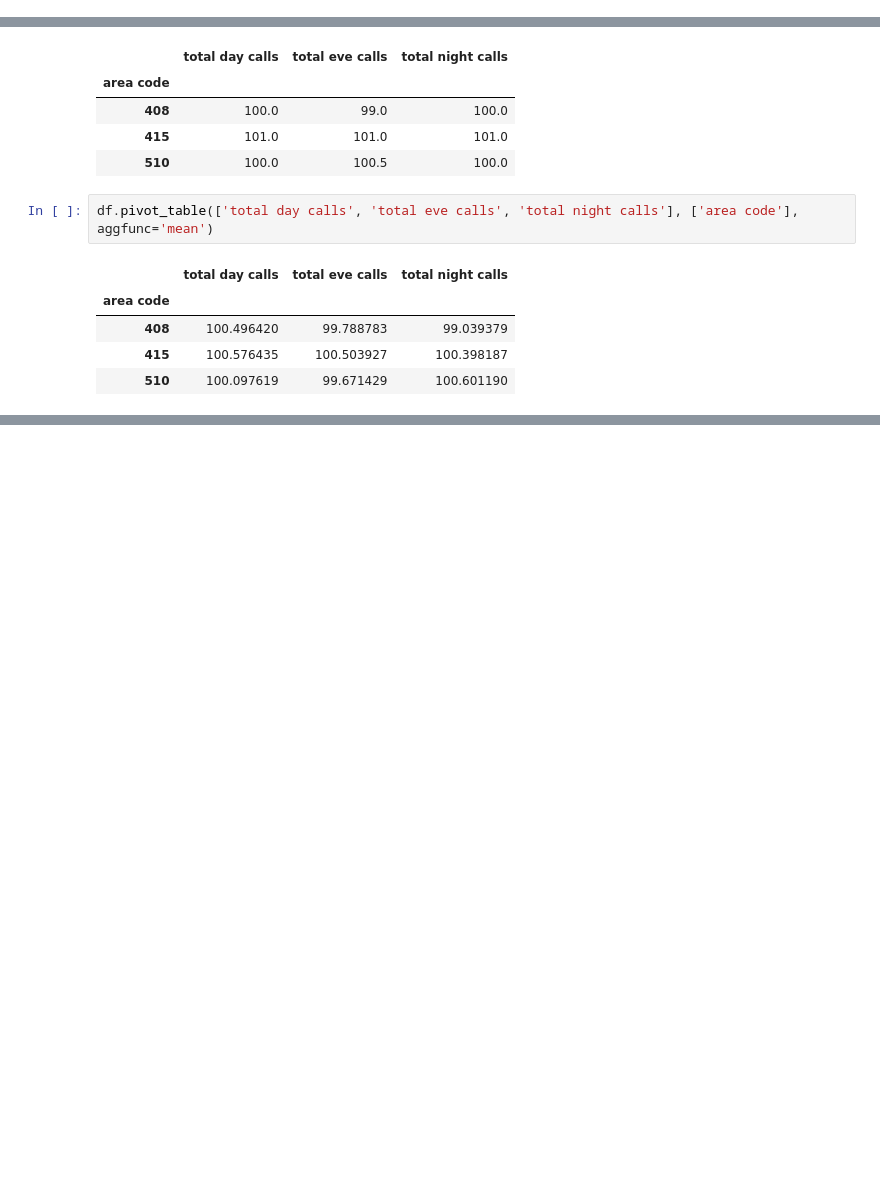
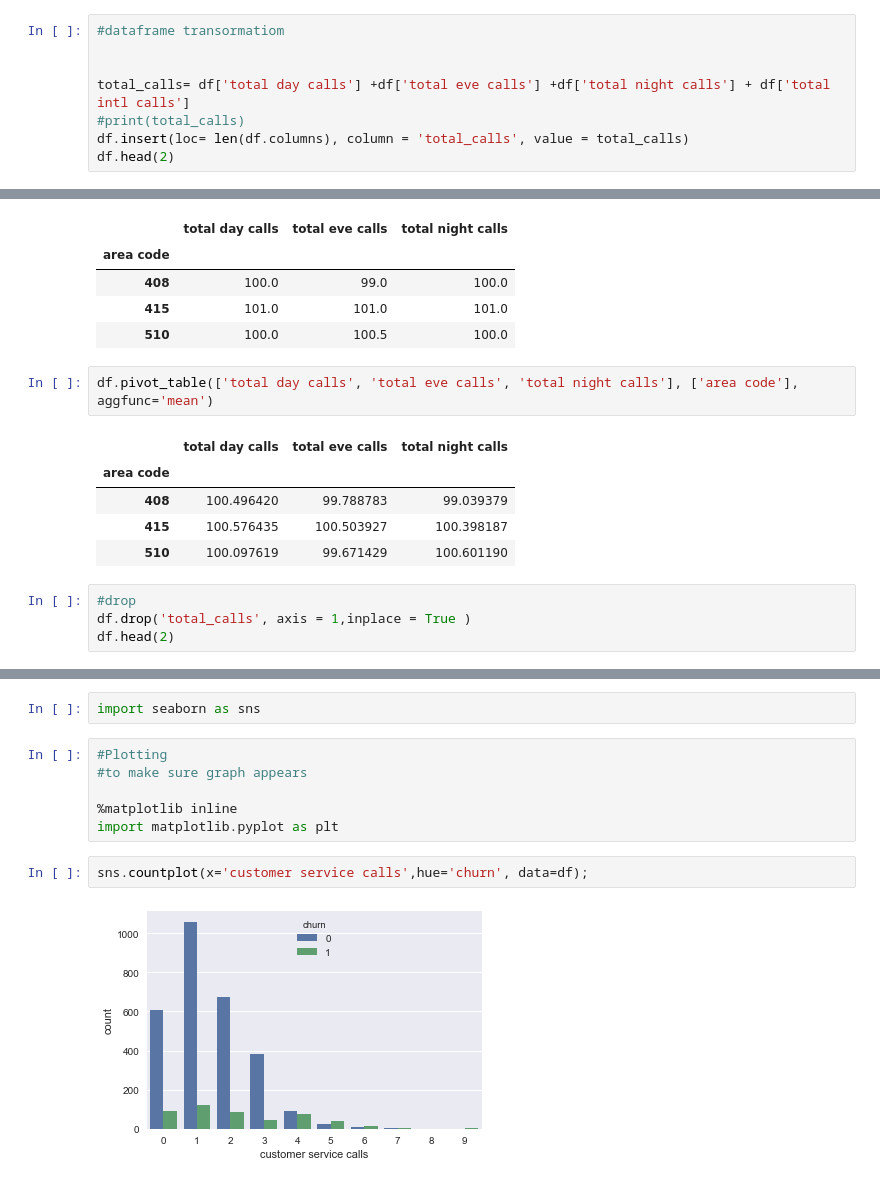
Before and after one commit to Sameer2307/MachineLearning, a Jupyter notebook: exploratory+data+analysis.ipynb, the cells around one changed output, grey strips where cells are left out. Cells and saved outputs as stored; diff of their text form; blank space fills up the shorter version.

```diff
--- a/exploratory+data+analysis.ipynb
+++ b/exploratory+data+analysis.ipynb
@@ -273,3 +277,11 @@ df.head(2)
 | 0 | KS | 128 | 415 | 382-4657 | False | yes | ... |
 | 1 | OH | 107 | 415 | 371-7191 | False | yes | ... |
 2 rows × 21 columns
+# %%
+#dataframe transormatiom
+
+
+total_calls= df['total day calls'] +df['total eve calls'] +df['total night calls'] + df['total intl calls']
+#print(total_calls)
+df.insert(loc= len(df.columns), column = 'total_calls', value = total_calls)
+df.head(2)
@@ -324,3 +341,7 @@ df.pivot_table(['total day calls', 'total eve calls', 'total night calls'], ['ar
 | 408 | 100.496420 | 99.788783 | 99.039379 |
 | 415 | 100.576435 | 100.503927 | 100.398187 |
 | 510 | 100.097619 | 99.671429 | 100.601190 |
+# %%
+#drop
+df.drop('total_calls', axis = 1,inplace = True )
+df.head(2)
@@ -326,0 +371,12 @@ df.pivot_table(['total day calls', 'total eve calls', 'total night calls'], ['ar
+# %%
+import seaborn as sns
+# %%
+#Plotting
+#to make sure graph appears
+
+%matplotlib inline
+import matplotlib.pyplot as plt
+# %%
+sns.countplot(x='customer service calls',hue='churn', data=df);
+# %% [output]
+[figure, added]
```
Also changed, not shown: parts of 13 cells of this notebook.
